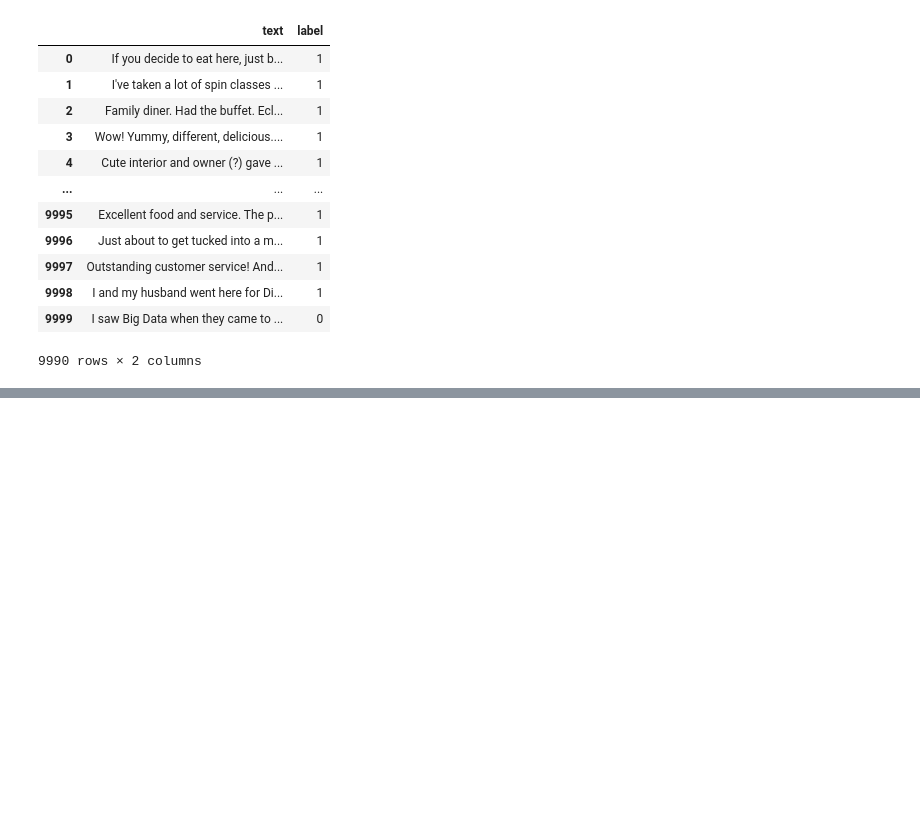
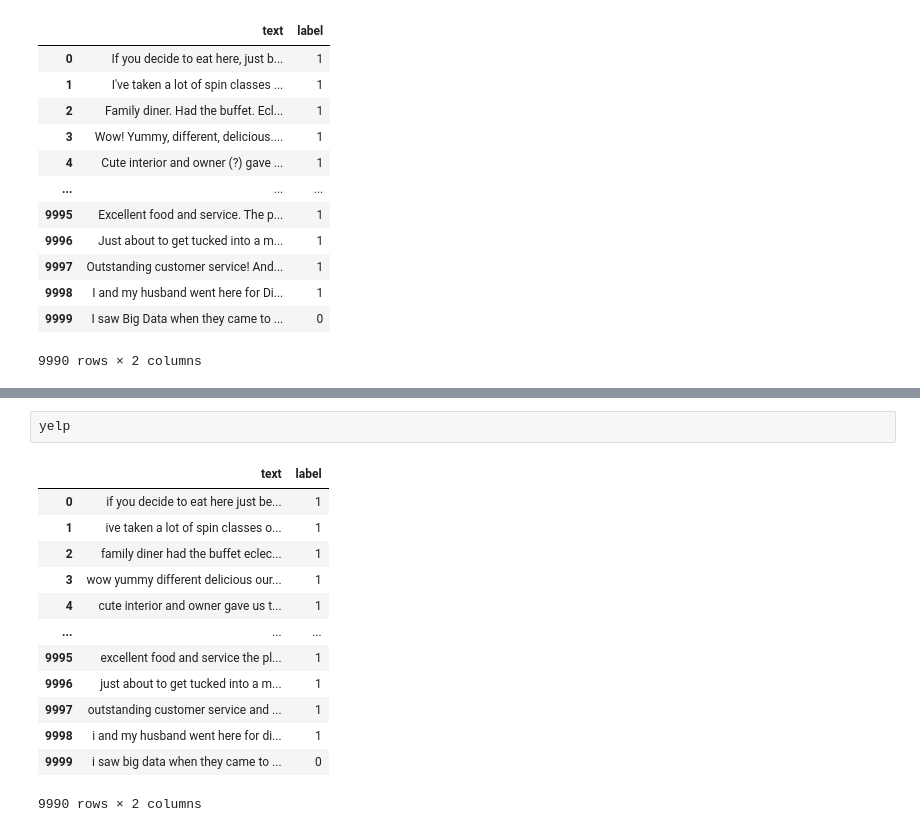
Before and after one commit to Sachinranasing/CM3604-Deep-Learning-Coursework, a Jupyter notebook: Senti_with_DistilBERT_Model.ipynb, the cells around one changed output, grey strips where cells are left out. Drawn from its saved outputs; the diff is of its cells as text; blank space fills up the shorter version.

```diff
--- a/Senti_with_DistilBERT_Model.ipynb
+++ b/Senti_with_DistilBERT_Model.ipynb
@@ -162,0 +192,16 @@ yelp
+# %%
+yelp
+# %% [output]
+|  | text | label |
+| 0 | if you decide to eat here just be... | 1 |
+| 1 | ive taken a lot of spin classes o... | 1 |
+| 2 | family diner had the buffet eclec... | 1 |
+| 3 | wow yummy different delicious our... | 1 |
+| 4 | cute interior and owner gave us t... | 1 |
+| ... | ... | ... |
+| 9995 | excellent food and service the pl... | 1 |
+| 9996 | just about to get tucked into a m... | 1 |
+| 9997 | outstanding customer service and ... | 1 |
+| 9998 | i and my husband went here for di... | 1 |
+| 9999 | i saw big data when they came to ... | 0 |
+9990 rows × 2 columns
```
Also changed, not shown: parts of 3 cells of this notebook.
